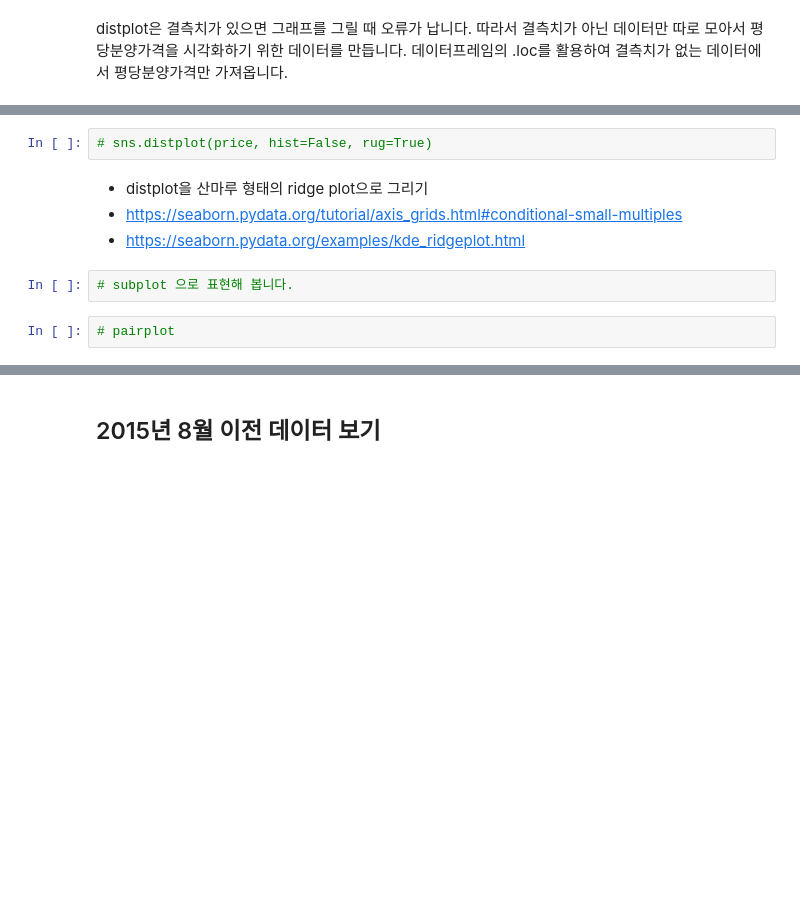
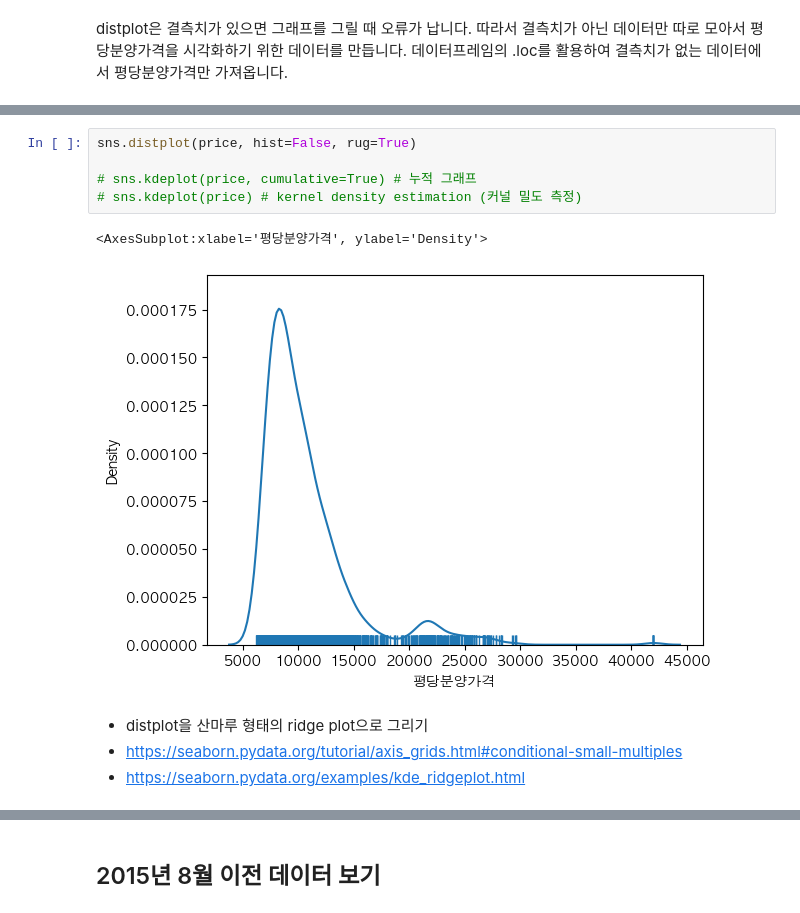
Before and after one commit to kngsujng/Data-Analysis_Study, a Jupyter notebook: open-data-analysis-basic-master/01-apt-price-input.ipynb, the cells around one changed output, grey strips where cells are left out. Drawn from its saved outputs; the diff is of its cells as text; blank space fills up the shorter version.

```diff
--- a/open-data-analysis-basic-master/01-apt-price-input.ipynb
+++ b/open-data-analysis-basic-master/01-apt-price-input.ipynb
@@ -874,10 +892,12 @@ distplot은 결측치가 있으면 그래프를 그릴 때 오류가 납니다.
-# %%
-# sns.distplot(price, hist=False, rug=True)
+# %%
+sns.distplot(price, hist=False, rug=True)
+
+# sns.kdeplot(price, cumulative=True) # 누적 그래프
+# sns.kdeplot(price) # kernel density estimation (커널 밀도 측정)
+# %% [output]
+<AxesSubplot:xlabel='평당분양가격', ylabel='Density'>
+[figure, added]
 # %% [markdown]
 * distplot을 산마루 형태의 ridge plot으로 그리기
 * https://seaborn.pydata.org/tutorial/axis_grids.html#conditional-small-multiples
 * https://seaborn.pydata.org/examples/kde_ridgeplot.html
-# %%
-# subplot 으로 표현해 봅니다.
-# %%
-# pairplot
```
Also changed, not shown: parts of 6 cells of this notebook.
